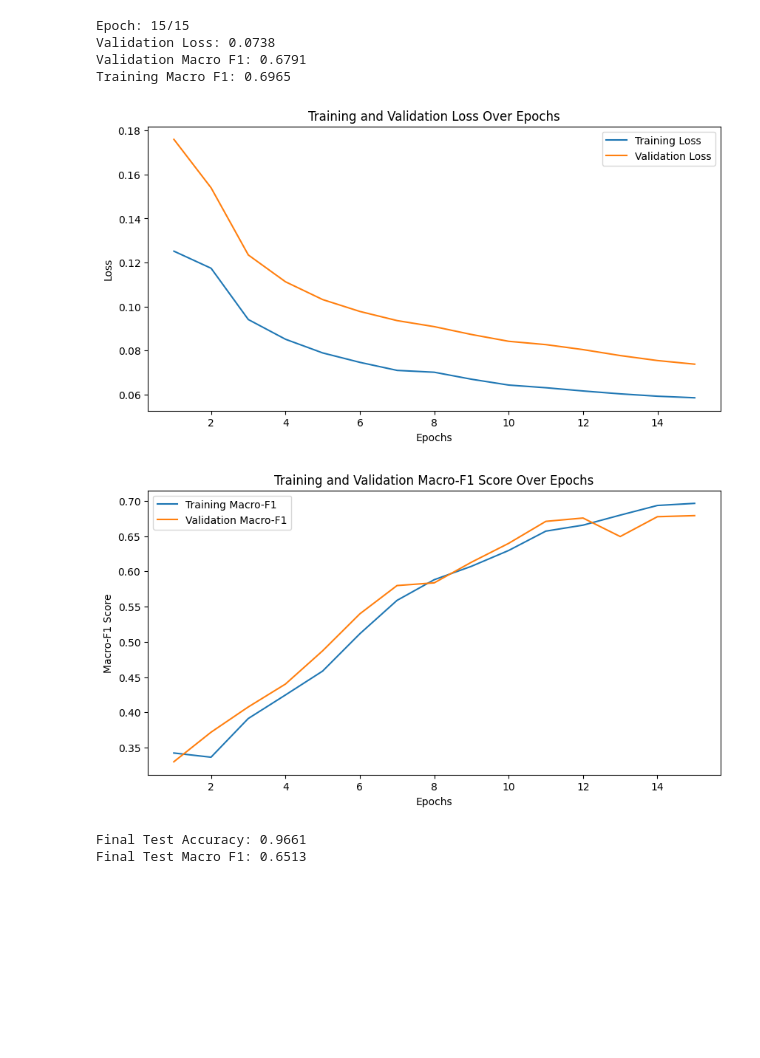
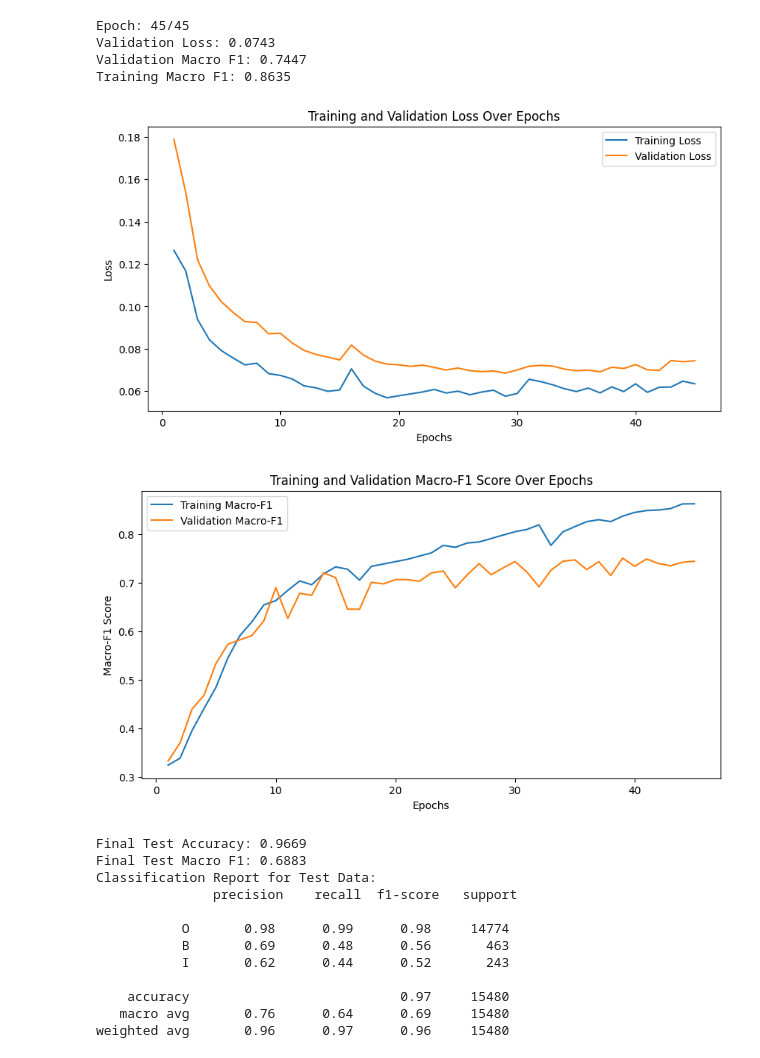
Before and after one commit to hyouteki/lanat, a Jupyter notebook: bio_encoding/dataset_2/models.ipynb, the cells around one changed output. Cells and saved outputs as stored; diff of their text form; code cells hidden in the pictures; blank space fills up the shorter version.

Commit message:
Updates in dataset_1 and added classification report

```diff
--- a/bio_encoding/dataset_2/models.ipynb
+++ b/bio_encoding/dataset_2/models.ipynb
@@ -73,14 +73,24 @@ class Gru(nn.Module):
         output = self.fc(output)
         return output
 # %%
-run(load_glove_embeddings, 100, "../word_embeddings/glove.6B.100d.txt", Rnn, "rnn_glove")
+run(load_glove_embeddings, 100, "../word_embeddings/glove.6B.100d.txt", Rnn, "rnn_glove",45)
 # %% [output]
-Epoch: 15/15
-Validation Loss: 0.0738
-Validation Macro F1: 0.6791
-Training Macro F1: 0.6965
+Epoch: 45/45
+Validation Loss: 0.0743
+Validation Macro F1: 0.7447
+Training Macro F1: 0.8635
-[figure, old version]
+[figure, new version]
-[figure, old version]
+[figure, new version]
-Final Test Accuracy: 0.9661
-Final Test Macro F1: 0.6513
+Final Test Accuracy: 0.9669
+Final Test Macro F1: 0.6883
+Classification Report for Test Data:
+               precision    recall  f1-score   support
+
+           O       0.98      0.99      0.98     14774
+           B       0.69      0.48      0.56       463
+           I       0.62      0.44      0.52       243
+
+    accuracy                           0.97     15480
+   macro avg       0.76      0.64      0.69     15480
+weighted avg       0.96      0.97      0.96     15480
 # %%
```
Also changed, not shown: parts of 5 cells of this notebook, 27 other files.
